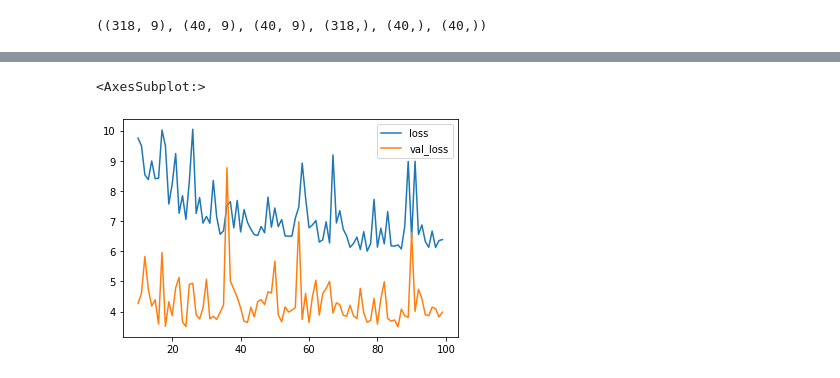
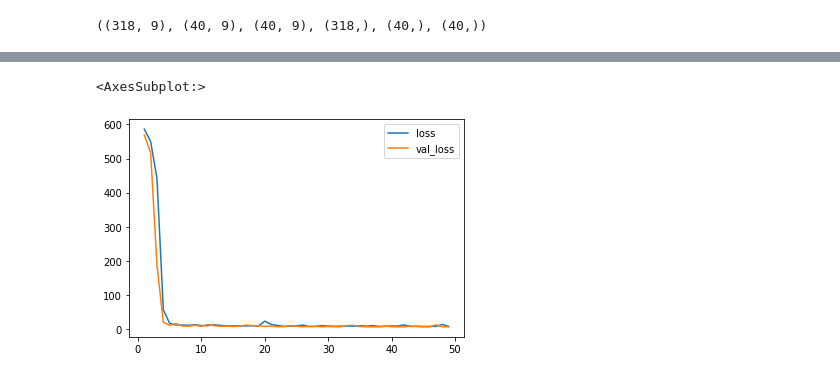
Before and after one commit to DanielPeterssonAI/Deep-learning-Daniel-Petersson, a Jupyter notebook: Exercises/E0.ipynb, the cells around one changed output, grey strips where cells are left out. Cells and saved outputs as stored; diff of their text form; code cells hidden in the pictures.

```diff
--- a/Exercises/E0.ipynb
+++ b/Exercises/E0.ipynb
@@ -122,6 +122,7 @@ scaled_X_test = scaler.transform(X_test)
 from tensorflow.keras import Sequential
 from tensorflow.keras.layers import Dense, InputLayer, LeakyReLU
 from tensorflow.keras.optimizers import SGD
+import tensorflow as tf
 
 def MLP(depth = 3):
     model = Sequential(name = "mlp")
@@ -133,7 +134,7 @@ def MLP(depth = 3):
     model.compile(loss = "mean_squared_error", optimizer = SGD(learning_rate = .001))
     return model
 
-model = MLP(4)
+model = MLP(5)
 model.summary()
 # %% [output]
 Model: "mlp"
@@ -156,5 +155,5 @@ Trainable params: 993
 Non-trainable params: 0
 _________________________________________________________________
 # %%
-model.fit(scaled_X_train, y_train, epochs = 100, verbose = 1, validation_data = (scaled_X_val, y_val))
+model.fit(scaled_X_train, y_train, epochs = 50, verbose = 1, validation_split = 0.2)
 # %% [output]
@@ -183,6 +182,6 @@ Epoch 100/100
 <keras.callbacks.History at 0x...>
 # %%
-pd.DataFrame(model.history.history)[10:].plot()
+pd.DataFrame(model.history.history)[1:].plot()
 # %% [output]
 <AxesSubplot:>
-[figure, old version]
+[figure, new version]
```
Also changed, not shown: parts of 11 cells of this notebook, 5 other files.
